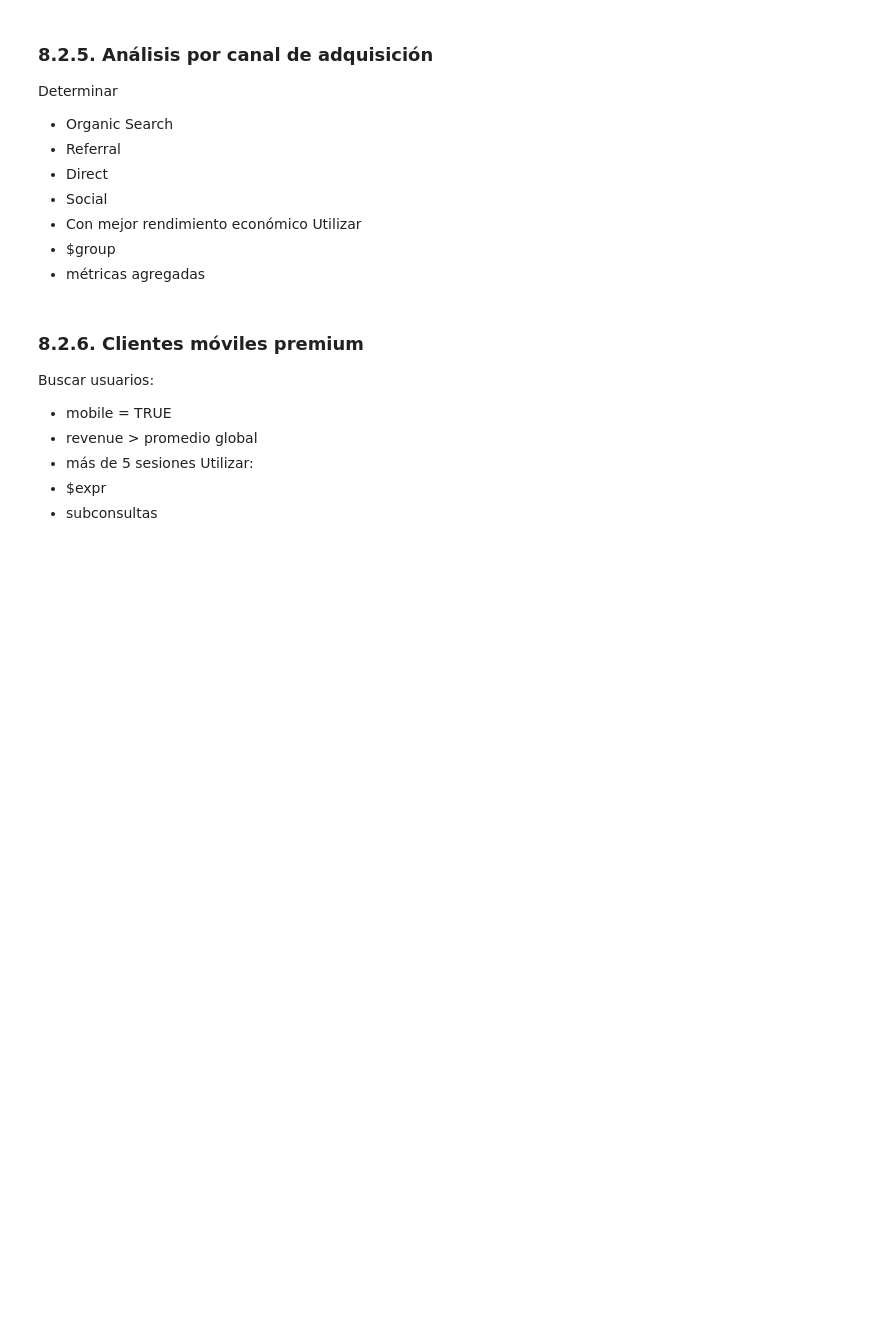
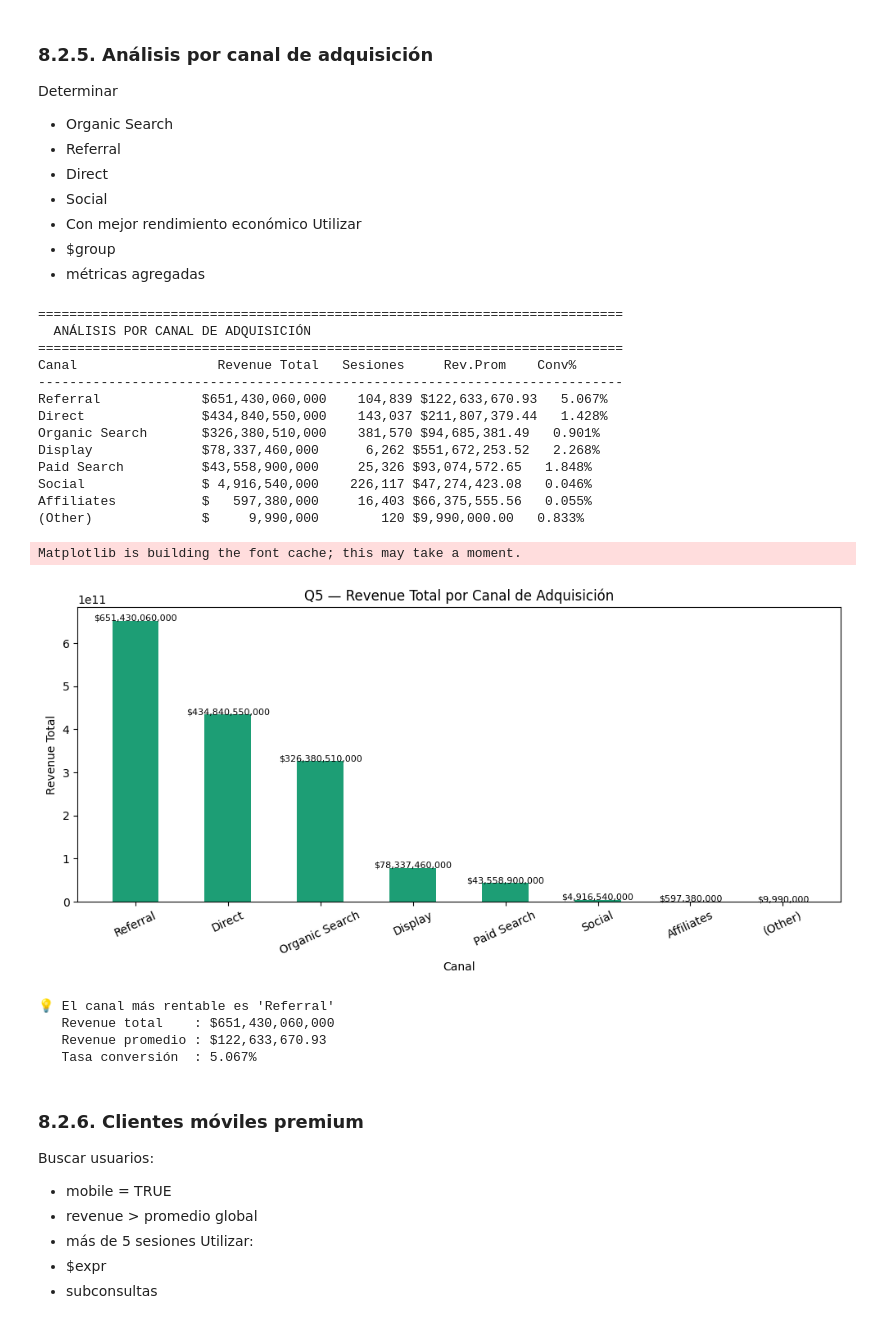
Before and after one commit to pjcarriel/Trabajos_Grupo_Notebook, a Jupyter notebook: TallerGrupo01.ipynb, the cells around one changed output. Cells and saved outputs as stored; diff of their text form; code cells hidden in the pictures; blank space fills up the shorter version.

```diff
--- a/TallerGrupo01.ipynb
+++ b/TallerGrupo01.ipynb
@@ -837,6 +1163,82 @@ Determinar
 Utilizar
 - $group
 - métricas agregadas
+# %%
+pipeline_q5 = [
+    {"$group": {
+        "_id": "$channelGrouping",
+        "totalRevenue":    {"$sum": {"$toDouble": "$totals.transactionRevenue"}},
+        "sesiones":        {"$sum": 1},
+        "revenuePromedio": {"$avg": {"$toDouble": "$totals.transactionRevenue"}},
+        "conversiones":    {"$sum": {
+            "$cond": [{"$gt": ["$totals.transactionRevenue", "0"]}, 1, 0]
+        }}
+    }},
+    {"$addFields": {
+        "tasaConversion": {
+            "$multiply": [
+                {"$divide": ["$conversiones", "$sesiones"]}, 100
+            ]
+        }
+    }},
+    {"$sort": {"totalRevenue": -1}}
+]
+
+q5 = list(sessions.aggregate(pipeline_q5))
+
+print("=" * 75)
+print("  ANÁLISIS POR CANAL DE ADQUISICIÓN")
+print("=" * 75)
+print(f"{'Canal':<20} {'Revenue Total':>15} {'Sesiones':>10} {'Rev.Prom':>12} {'Conv%':>8}")
+print("-" * 75)
+for r in q5:
+    canal = str(r["_id"] or "N/A")[:18]
+    print(f"{canal:<20} ${r['totalRevenue']:>14,.0f} {r['sesiones']:>10,} ${r['revenuePromedio']:>11,.2f} {r['tasaConversion']:>7.3f}%")
+
+# Gráfico
+import matplotlib.pyplot as plt
+
+canales  = [str(r["_id"] or "N/A") for r in q5]
+revenues = [r["totalRevenue"] for r in q5]
+
+fig, ax = plt.subplots(figsize=(10, 5))
+bars = ax.bar(canales, revenues, color="#1D9E75", width=0.5)
+ax.set_title("Q5 — Revenue Total por Canal de Adquisición")
+ax.set_xlabel("Canal")
+ax.set_ylabel("Revenue Total")
+for bar, val in zip(bars, revenues):
+    ax.text(bar.get_x() + bar.get_width()/2,
+            bar.get_height() + 1000,
+            f"${val:,.0f}", ha="center", fontsize=8)
+plt.xticks(rotation=25)
+plt.tight_layout()
+plt.show()
+
+top = q5[0]
+print(f"\n💡 El canal más rentable es '{top['_id']}'")
+print(f"   Revenue total    : ${top['totalRevenue']:,.0f}")
+print(f"   Revenue promedio : ${top['revenuePromedio']:,.2f}")
+print(f"   Tasa conversión  : {top['tasaConversion']:.3f}%")
+# %% [output]
+===========================================================================
+  ANÁLISIS POR CANAL DE ADQUISICIÓN
+===========================================================================
+Canal                  Revenue Total   Sesiones     Rev.Prom    Conv%
+---------------------------------------------------------------------------
+Referral             $651,430,060,000    104,839 $122,633,670.93   5.067%
+Direct               $434,840,550,000    143,037 $211,807,379.44   1.428%
+Organic Search       $326,380,510,000    381,570 $94,685,381.49   0.901%
+Display              $78,337,460,000      6,262 $551,672,253.52   2.268%
+Paid Search          $43,558,900,000     25,326 $93,074,572.65   1.848%
+Social               $ 4,916,540,000    226,117 $47,274,423.08   0.046%
+Affiliates           $   597,380,000     16,403 $66,375,555.56   0.055%
+(Other)              $     9,990,000        120 $9,990,000.00   0.833%
+Matplotlib is building the font cache; this may take a moment.
+[figure, added]
+💡 El canal más rentable es 'Referral'
+   Revenue total    : $651,430,060,000
+   Revenue promedio : $122,633,670.93
+   Tasa conversión  : 5.067%
 # %% [markdown]
 ### 8.2.6. Clientes móviles premium
 Buscar usuarios:
```
Also changed, not shown: parts of 41 cells of this notebook.
